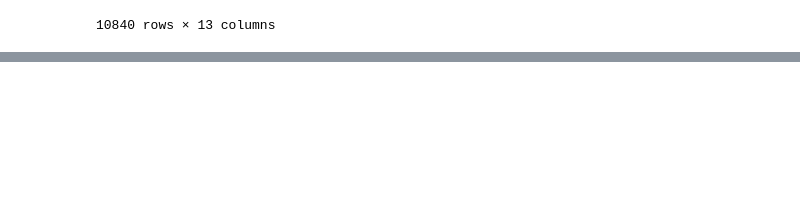
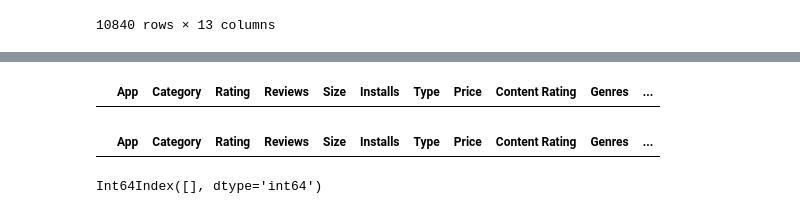
Before and after one commit to divyakedia/playstore-data-analysis, a Jupyter notebook: (Divya_Self)Play_Store_App_Review_Analysis_Capstone_Project.ipynb, the cells around one changed output, grey strips where cells are left out. Cells and saved outputs as stored; diff of their text form; code cells hidden in the pictures; blank space fills up the shorter version.

```diff
--- a/(Divya_Self)Play_Store_App_Review_Analysis_Capstone_Project.ipynb
+++ b/(Divya_Self)Play_Store_App_Review_Analysis_Capstone_Project.ipynb
@@ -49,0 +173,5 @@ playstore_df.head(-1)
+# %%
+# Find the row with insufficiant data:
+playstore_df[playstore_df['Type']!='Free'][playstore_df[playstore_df['Type']!='Free']['Price']=='0']
+# %% [output]
+|  | App | Category | Rating | Reviews | Size | Installs | Type | Price | Content Rating | Genres | ... |
@@ -49,0 +181,10 @@ playstore_df.head(-1)
+# %%
+#Find value mismatched row:
+playstore_df[playstore_df['Genres']=='February 11, 2018']
+# %% [output]
+|  | App | Category | Rating | Reviews | Size | Installs | Type | Price | Content Rating | Genres | ... |
+# %%
+#Find the index of the row which contains the carbage value:
+playstore_df[playstore_df['Genres']=='February 11, 2018'].index
+# %% [output]
+Int64Index([], dtype='int64')
```
Also changed, not shown: parts of 17 cells of this notebook.
